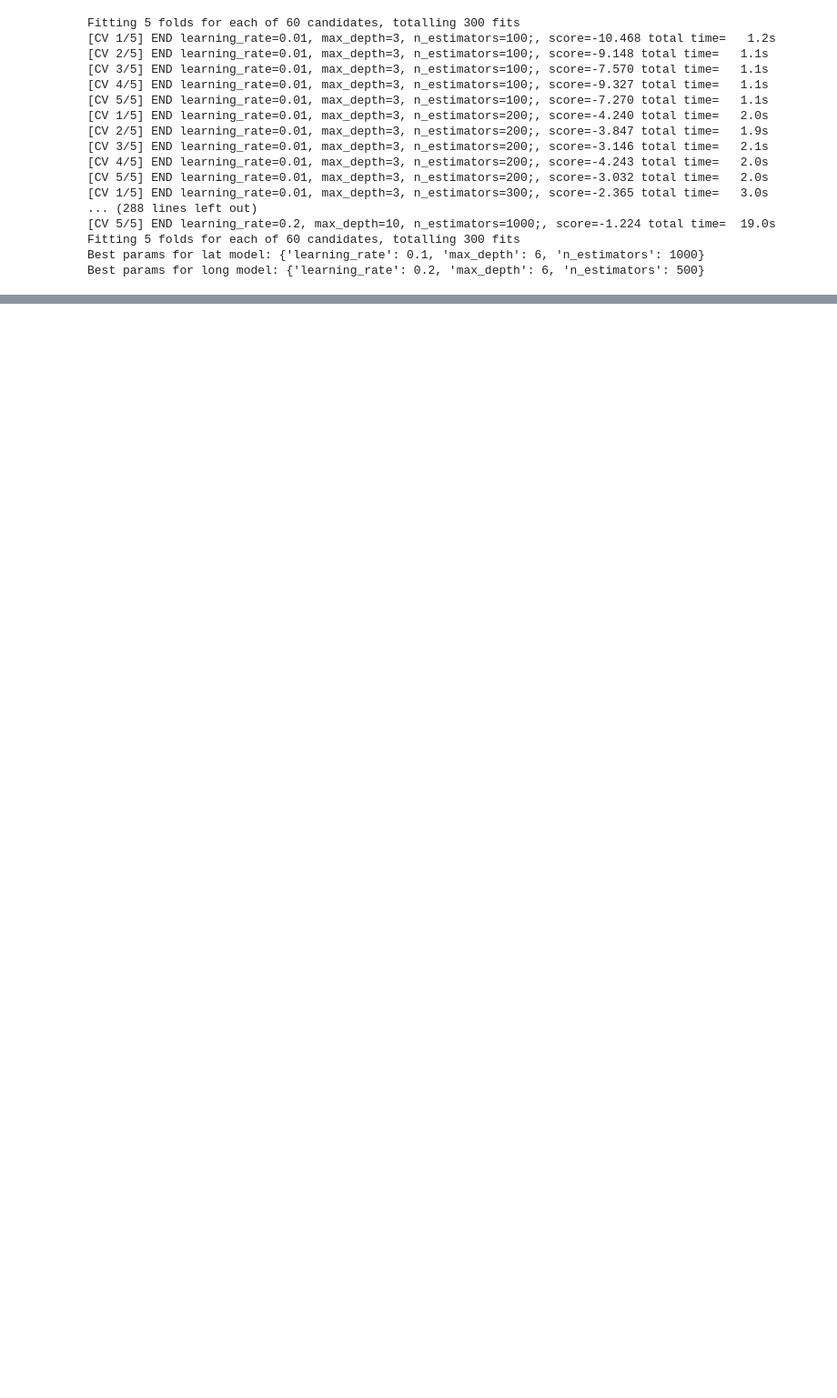
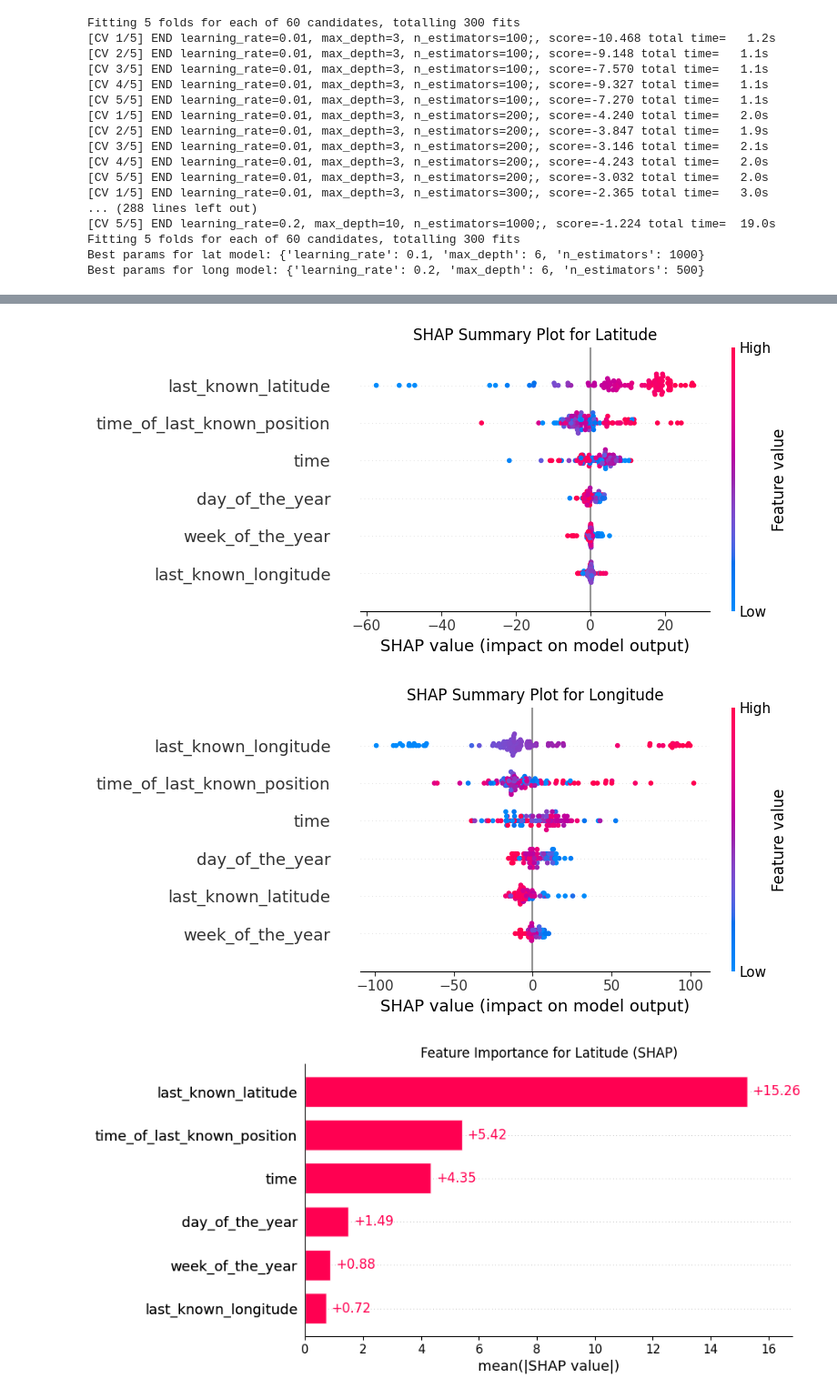
Before and after one commit to javanster/AIS-Vessel-Trajectory-Prediction, a Jupyter notebook: train_test.ipynb, the cells around one changed output, grey strips where cells are left out. Shown at 91% size. Cells and saved outputs as stored; diff of their text form; code cells hidden in the pictures; blank space fills up the shorter version.

```diff
--- a/train_test.ipynb
+++ b/train_test.ipynb
@@ -111,0 +112,38 @@ Validation RMSE for Longitude: 1.2537298850268697
+# %%
+import shap
+import matplotlib.pyplot as plt
+
+background_data = train_X.sample(n=100, random_state=42)
+shap_data = train_X.sample(n=100, random_state=28)
+
+# SHAP explainer for latitude model
+explainer_latitude = shap.Explainer(xgb_latitude, background_data)
+shap_values_latitude = explainer_latitude(shap_data)
+
+# SHAP explainer for longitude model
+explainer_longitude = shap.Explainer(xgb_longitude, background_data)
+shap_values_longitude = explainer_longitude(shap_data)
+
+# SHAP summary plot for Latitude predictions
+plt.title("SHAP Summary Plot for Latitude")
+shap.summary_plot(shap_values_latitude, shap_data)
+plt.show()
+
+# SHAP summary plot for Longitude predictions
+plt.title("SHAP Summary Plot for Longitude")
+shap.summary_plot(shap_values_longitude, shap_data)
+plt.show()
+
+# Global feature importance for Latitude model
+plt.title("Feature Importance for Latitude (SHAP)")
+shap.plots.bar(shap_values_latitude)
+plt.show()
+
+# Global feature importance for Longitude model
+plt.title("Feature Importance for Longitude (SHAP)")
+shap.plots.bar(shap_values_longitude)
+plt.show()
+# %% [output]
+[figure, added]
+[figure, added]
+[figure, added]
```
Also changed, not shown: parts of 4 cells of this notebook, 1 other file.
